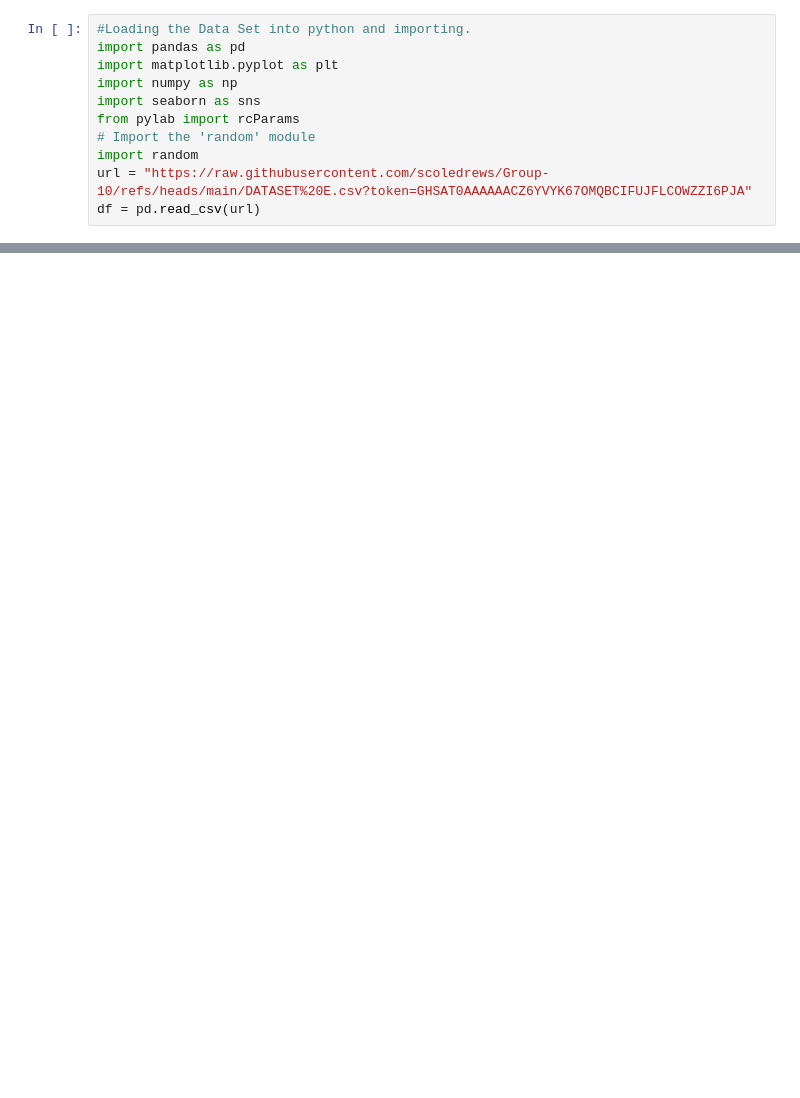
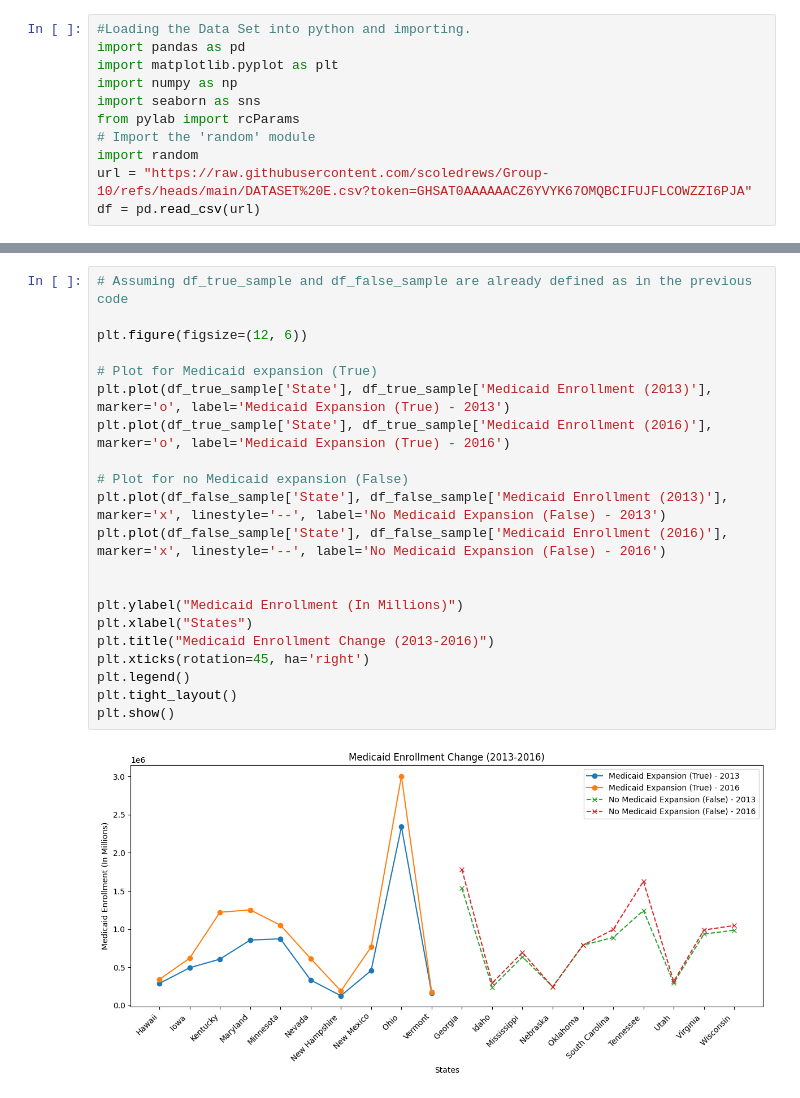
Before and after one commit to scoledrews/Group-10, a Jupyter notebook: USE_THIS_FOR_THE_NEW_CODING.ipynb, the cells around one changed output, grey strips where cells are left out. Saved outputs shown, nothing was run; the diff lists cells and outputs as text; blank space fills up the shorter version.

```diff
--- a/USE_THIS_FOR_THE_NEW_CODING.ipynb
+++ b/USE_THIS_FOR_THE_NEW_CODING.ipynb
@@ -105,0 +106,23 @@ plt.show()
+# %%
+# Assuming df_true_sample and df_false_sample are already defined as in the previous code
+
+plt.figure(figsize=(12, 6))
+
+# Plot for Medicaid expansion (True)
+plt.plot(df_true_sample['State'], df_true_sample['Medicaid Enrollment (2013)'], marker='o', label='Medicaid Expansion (True) - 2013')
+plt.plot(df_true_sample['State'], df_true_sample['Medicaid Enrollment (2016)'], marker='o', label='Medicaid Expansion (True) - 2016')
+
+# Plot for no Medicaid expansion (False)
+plt.plot(df_false_sample['State'], df_false_sample['Medicaid Enrollment (2013)'], marker='x', linestyle='--', label='No Medicaid Expansion (False) - 2013')
+plt.plot(df_false_sample['State'], df_false_sample['Medicaid Enrollment (2016)'], marker='x', linestyle='--', label='No Medicaid Expansion (False) - 2016')
+
+
+plt.ylabel("Medicaid Enrollment (In Millions)")
+plt.xlabel("States")
+plt.title("Medicaid Enrollment Change (2013-2016)")
+plt.xticks(rotation=45, ha='right')
+plt.legend()
+plt.tight_layout()
+plt.show()
+# %% [output]
+[figure, added]
```
Also changed, not shown: parts of 2 cells of this notebook.
